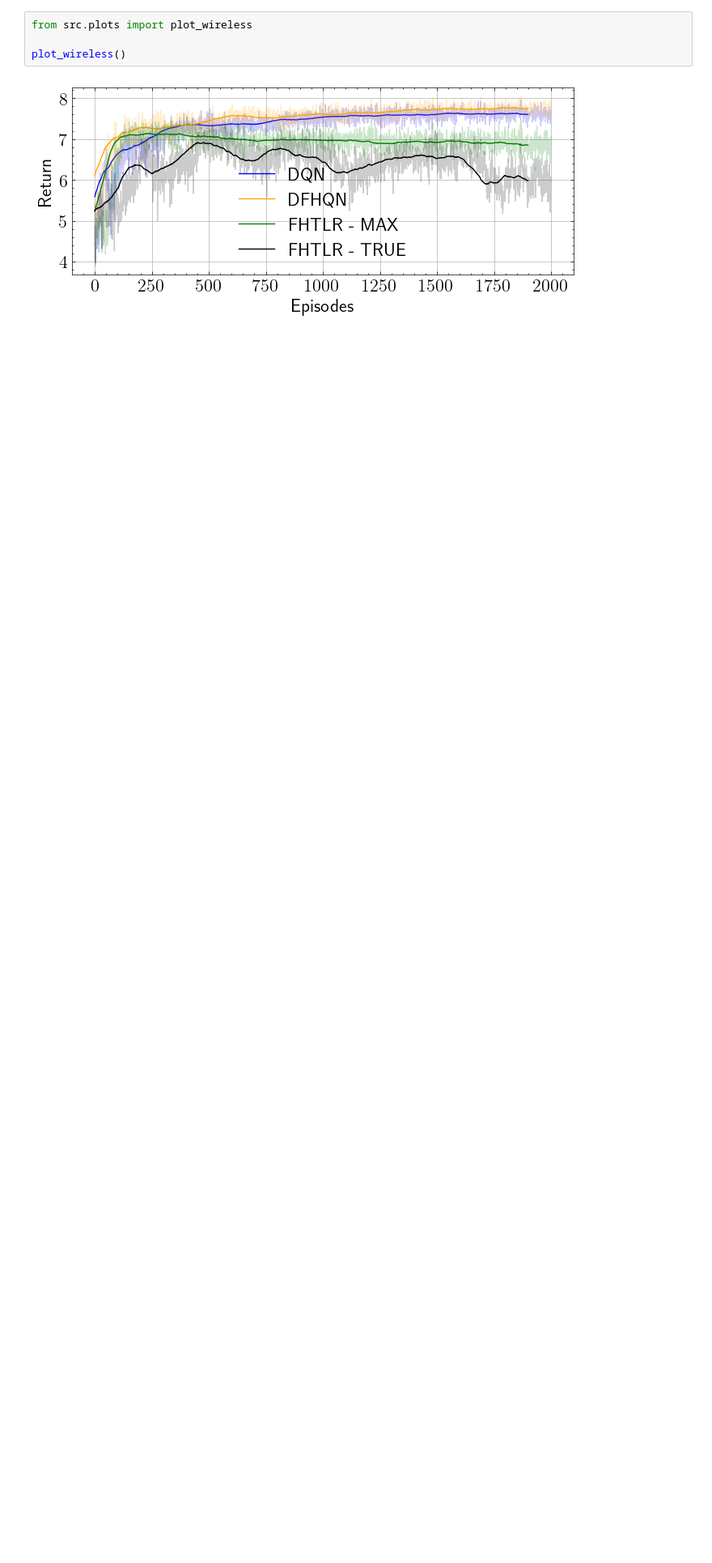
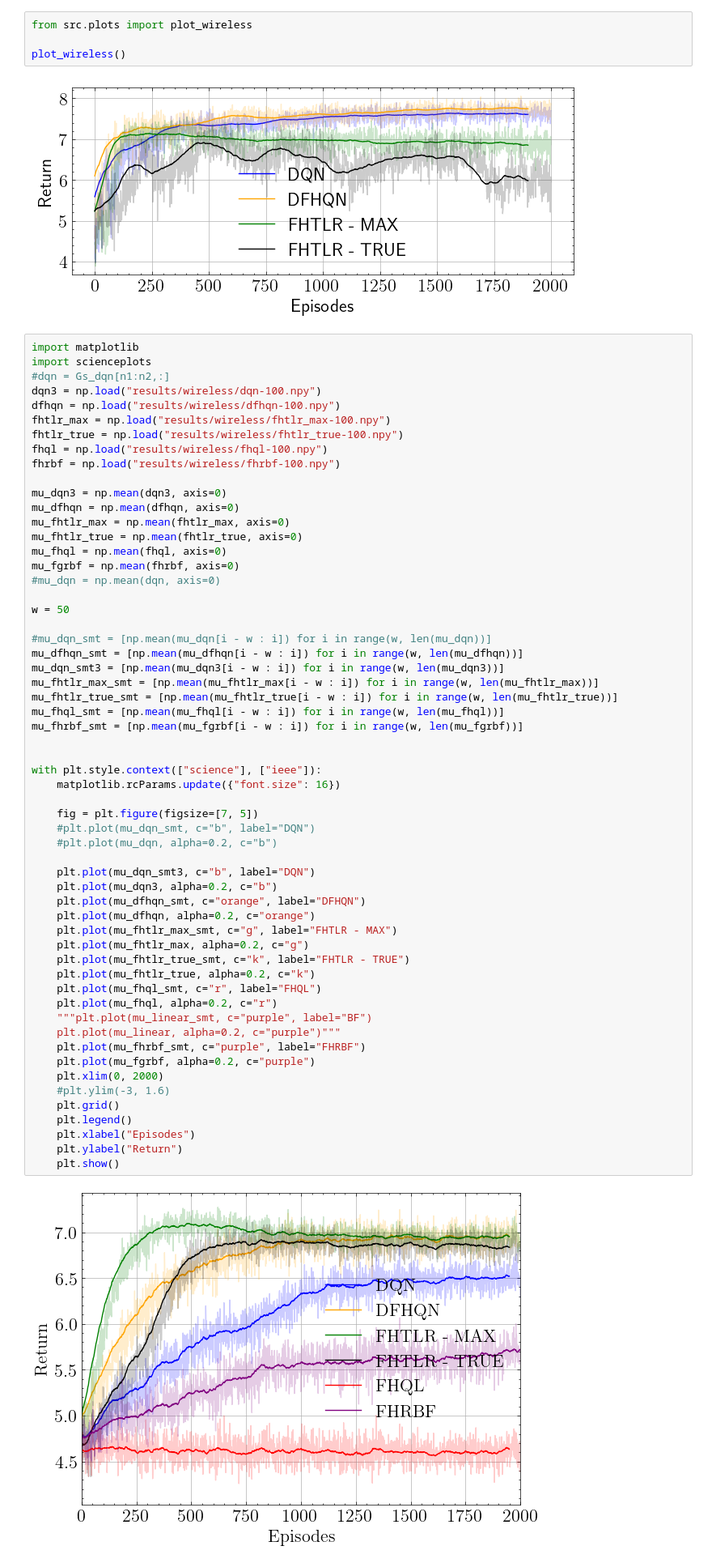
Before and after one commit to sergiorozada12/fhtlr-opt-learning, a Jupyter notebook: pruebas.ipynb, the cells around one changed output. Shown at 81% size. Cells and saved outputs as stored; diff of their text form; blank space fills up the shorter version.

```diff
--- a/pruebas.ipynb
+++ b/pruebas.ipynb
@@ -11,6 +11,66 @@ from src.plots import plot_wireless
 plot_wireless()
 # %% [output]
 [figure]
+# %%
+import matplotlib
+import scienceplots
+#dqn = Gs_dqn[n1:n2,:]
+dqn3 = np.load("results/wireless/dqn-100.npy")
+dfhqn = np.load("results/wireless/dfhqn-100.npy")
+fhtlr_max = np.load("results/wireless/fhtlr_max-100.npy")
+fhtlr_true = np.load("results/wireless/fhtlr_true-100.npy")
+fhql = np.load("results/wireless/fhql-100.npy")
+fhrbf = np.load("results/wireless/fhrbf-100.npy")
+
+mu_dqn3 = np.mean(dqn3, axis=0)
+mu_dfhqn = np.mean(dfhqn, axis=0)
+mu_fhtlr_max = np.mean(fhtlr_max, axis=0)
+mu_fhtlr_true = np.mean(fhtlr_true, axis=0)
+mu_fhql = np.mean(fhql, axis=0)
+mu_fgrbf = np.mean(fhrbf, axis=0)
+#mu_dqn = np.mean(dqn, axis=0)
+
+w = 50
+
+#mu_dqn_smt = [np.mean(mu_dqn[i - w : i]) for i in range(w, len(mu_dqn))]
+mu_dfhqn_smt = [np.mean(mu_dfhqn[i - w : i]) for i in range(w, len(mu_dfhqn))]
+mu_dqn_smt3 = [np.mean(mu_dqn3[i - w : i]) for i in range(w, len(mu_dqn3))]
+mu_fhtlr_max_smt = [np.mean(mu_fhtlr_max[i - w : i]) for i in range(w, len(mu_fhtlr_max))]
+mu_fhtlr_true_smt = [np.mean(mu_fhtlr_true[i - w : i]) for i in range(w, len(mu_fhtlr_true))]
+mu_fhql_smt = [np.mean(mu_fhql[i - w : i]) for i in range(w, len(mu_fhql))]
+mu_fhrbf_smt = [np.mean(mu_fgrbf[i - w : i]) for i in range(w, len(mu_fgrbf))]
+
+
+with plt.style.context(["science"], ["ieee"]):
+    matplotlib.rcParams.update({"font.size": 16})
+
+    fig = plt.figure(figsize=[7, 5])
+    #plt.plot(mu_dqn_smt, c="b", label="DQN")
+    #plt.plot(mu_dqn, alpha=0.2, c="b")
+
+    plt.plot(mu_dqn_smt3, c="b", label="DQN")
+    plt.plot(mu_dqn3, alpha=0.2, c="b")
+    plt.plot(mu_dfhqn_smt, c="orange", label="DFHQN")
+    plt.plot(mu_dfhqn, alpha=0.2, c="orange")
+    plt.plot(mu_fhtlr_max_smt, c="g", label="FHTLR - MAX")
+    plt.plot(mu_fhtlr_max, alpha=0.2, c="g")
+    plt.plot(mu_fhtlr_true_smt, c="k", label="FHTLR - TRUE")
+    plt.plot(mu_fhtlr_true, alpha=0.2, c="k")
+    plt.plot(mu_fhql_smt, c="r", label="FHQL")
+    plt.plot(mu_fhql, alpha=0.2, c="r")
+    """plt.plot(mu_linear_smt, c="purple", label="BF")
+    plt.plot(mu_linear, alpha=0.2, c="purple")"""
+    plt.plot(mu_fhrbf_smt, c="purple", label="FHRBF")
+    plt.plot(mu_fgrbf, alpha=0.2, c="purple")
+    plt.xlim(0, 2000)
+    #plt.ylim(-3, 1.6)
+    plt.grid()
+    plt.legend()
+    plt.xlabel("Episodes")
+    plt.ylabel("Return")
+    plt.show()
+# %% [output]
+[figure, added]
 # %%
 import matplotlib
 import scienceplots
```
Also changed, not shown: parts of 3 cells of this notebook, 29 other files.
